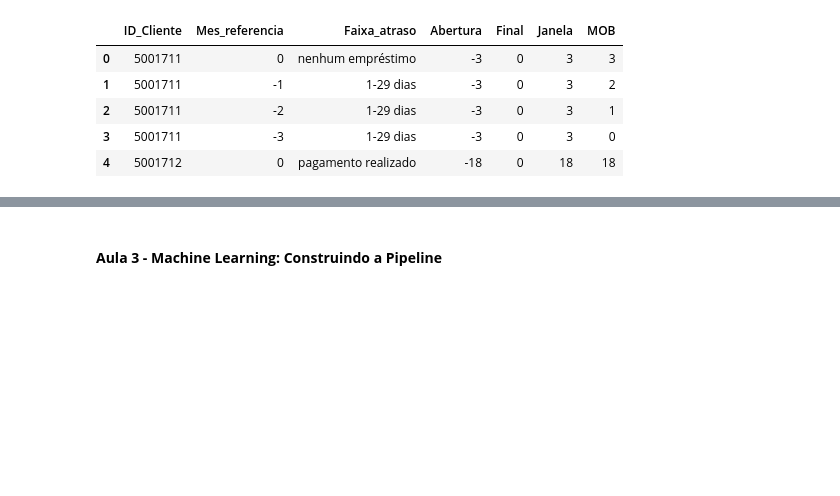
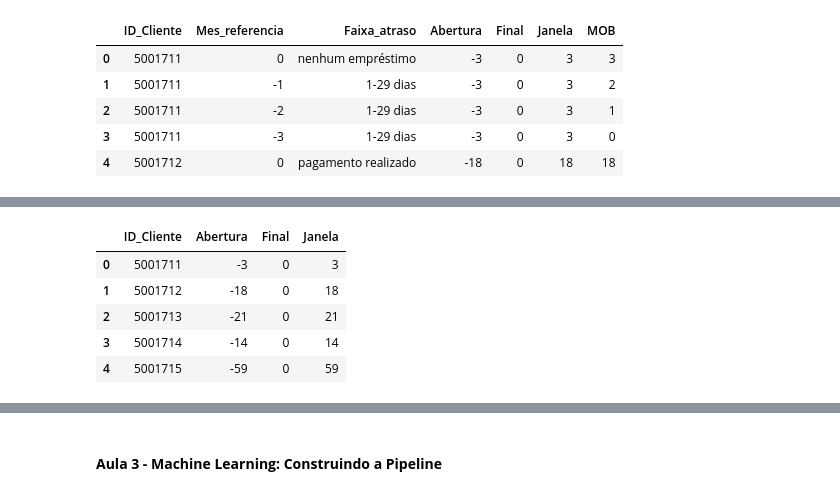
Before and after one commit to RicardViana/fiap-data-viz-and-production-models, a Jupyter notebook: deploy_de_aplicacoes.ipynb, the cells around one changed output, grey strips where cells are left out. Drawn from its saved outputs; the diff is of its cells as text; code cells hidden in the pictures; blank space fills up the shorter version.

```diff
--- a/deploy_de_aplicacoes.ipynb
+++ b/deploy_de_aplicacoes.ipynb
@@ -630,0 +673,35 @@ df_clientes_aprovados.head()
+# %%
+# Agrupar os dados mantendo o primeiro registro
+
+usar_versao_aula = 'n'
+
+if usar_versao_aula.lower == 's':
+
+    # Solução aula sem o DeprecationWarning
+
+    df_registros_creditos_ID = (
+        df_clientes_aprovados[['ID_Cliente', 'Abertura', 'Final', 'Janela']]
+        .groupby('ID_Cliente')
+        .apply(lambda x: x.iloc[0], include_groups=False)
+        .reset_index(drop=True)
+    )
+
+else:
+    # Solução do Copilot para pegar a primeira linha
+
+    df_registros_creditos_ID = (
+        df_clientes_aprovados[['ID_Cliente', 'Abertura', 'Final', 'Janela']]
+        .groupby('ID_Cliente', as_index=False)
+        .first()
+    )
+# %%
+# Ver os dados após o agrupamento
+
+df_registros_creditos_ID.head()
+# %% [output]
+|  | ID_Cliente | Abertura | Final | Janela |
+| 0 | 5001711 | -3 | 0 | 3 |
+| 1 | 5001712 | -18 | 0 | 18 |
+| 2 | 5001713 | -21 | 0 | 21 |
+| 3 | 5001714 | -14 | 0 | 14 |
+| 4 | 5001715 | -59 | 0 | 59 |
```
Also changed, not shown: parts of 14 cells of this notebook.
